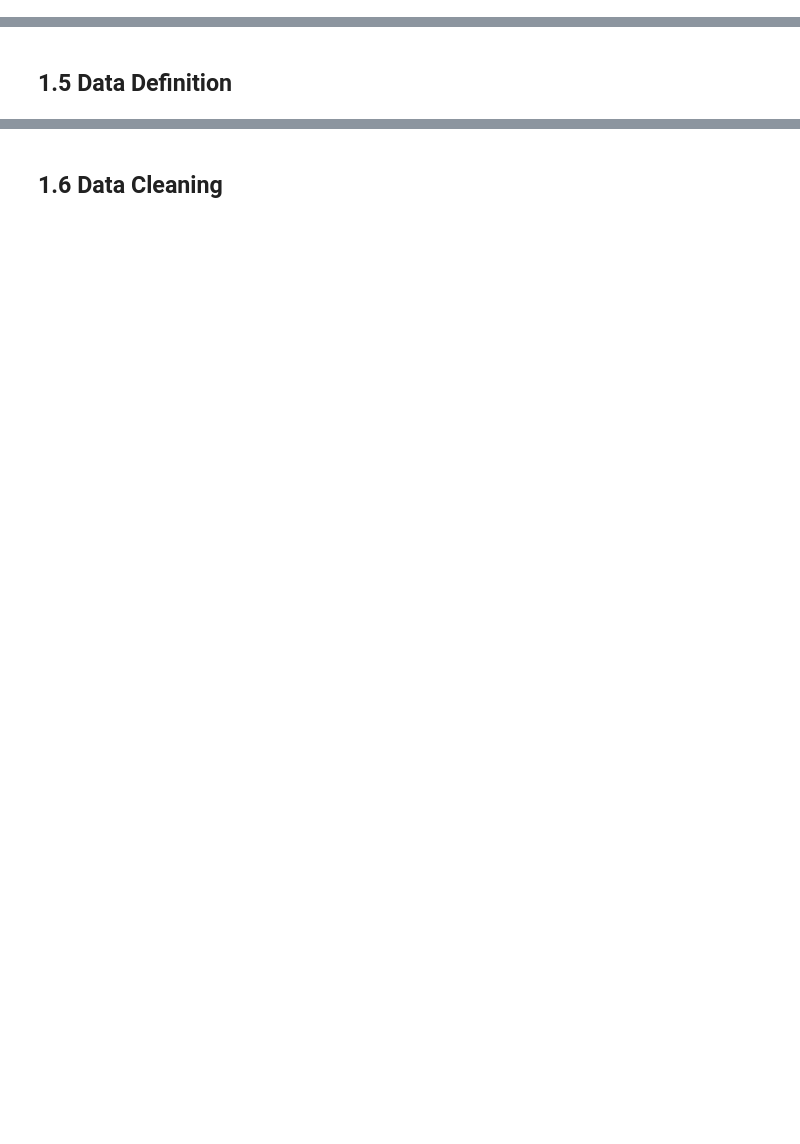
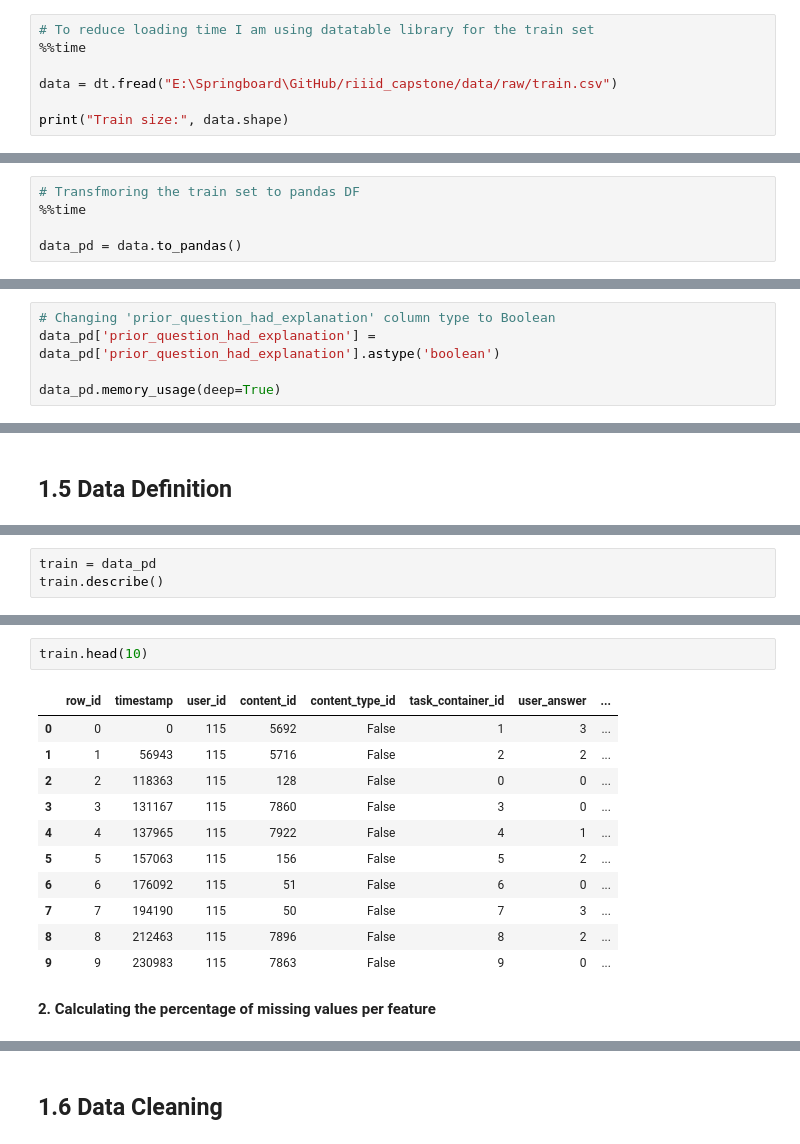
Before and after one commit to Razvanepe/Answer_Correctness_Prediction, a Jupyter notebook: notebooks/Data Wrangling - Draft.ipynb, the cells around one changed output, grey strips where cells are left out. Cells and saved outputs as stored; diff of their text form; blank space fills up the shorter version.

Commit message:
90% done Data Wrangling

```diff
--- a/notebooks/Data Wrangling - Draft.ipynb
+++ b/notebooks/Data Wrangling - Draft.ipynb
@@ -26,0 +17,7 @@ data.head()
+# %%
+# To reduce loading time I am using datatable library for the train set
+%%time
+
+data = dt.fread("E:\Springboard\GitHub/riiid_capstone/data/raw/train.csv")
+
+print("Train size:", data.shape)
@@ -53,0 +37,5 @@ memory usage: 528.4+ KB
+# %%
+# Transfmoring the train set to pandas DF
+%%time
+
+data_pd = data.to_pandas()
@@ -53,0 +80,5 @@ memory usage: 528.4+ KB
+# %%
+# Changing 'prior_question_had_explanation' column type to Boolean
+data_pd['prior_question_had_explanation'] = data_pd['prior_question_had_explanation'].astype('boolean')
+
+data_pd.memory_usage(deep=True)
@@ -86,0 +127,3 @@ We are working with 3 DF:
+# %%
+train = data_pd
+train.describe()
@@ -86,0 +140,16 @@ We are working with 3 DF:
+# %%
+train.head(10)
+# %% [output]
+|  | row_id | timestamp | user_id | content_id | content_type_id | task_container_id | user_answer | ... |
+| 0 | 0 | 0 | 115 | 5692 | False | 1 | 3 | ... |
+| 1 | 1 | 56943 | 115 | 5716 | False | 2 | 2 | ... |
+| 2 | 2 | 118363 | 115 | 128 | False | 0 | 0 | ... |
+| 3 | 3 | 131167 | 115 | 7860 | False | 3 | 0 | ... |
+| 4 | 4 | 137965 | 115 | 7922 | False | 4 | 1 | ... |
+| 5 | 5 | 157063 | 115 | 156 | False | 5 | 2 | ... |
+| 6 | 6 | 176092 | 115 | 51 | False | 6 | 0 | ... |
+| 7 | 7 | 194190 | 115 | 50 | False | 7 | 3 | ... |
+| 8 | 8 | 212463 | 115 | 7896 | False | 8 | 2 | ... |
+| 9 | 9 | 230983 | 115 | 7863 | False | 9 | 0 | ... |
+# %% [markdown]
+**2. Calculating the percentage of missing values per feature**
```
Also changed, not shown: parts of 33 cells of this notebook.
